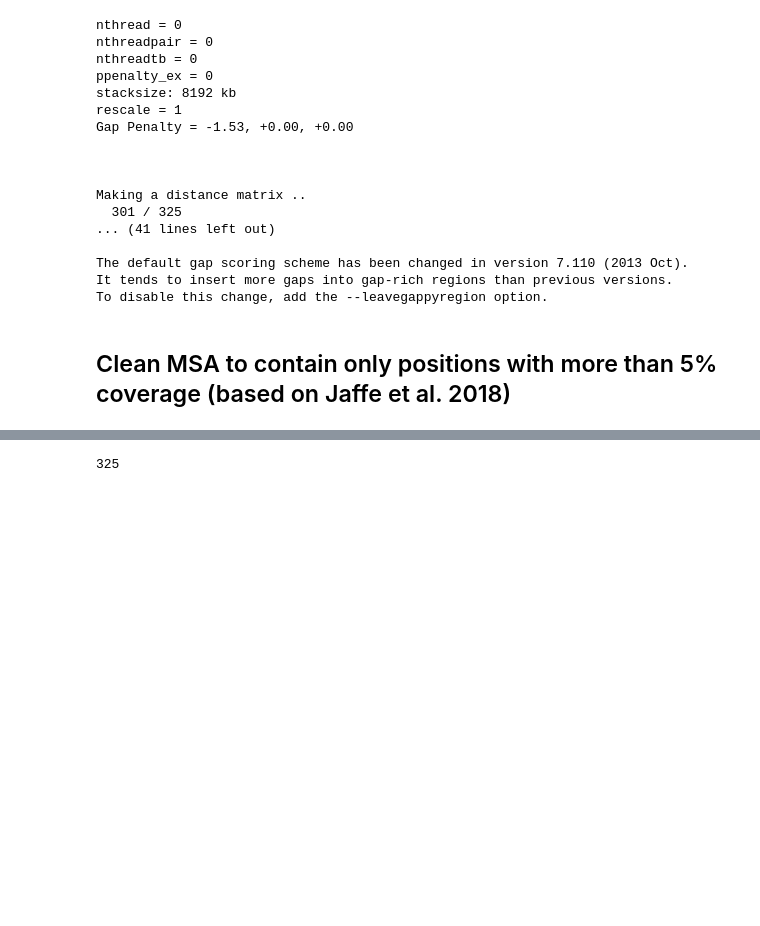
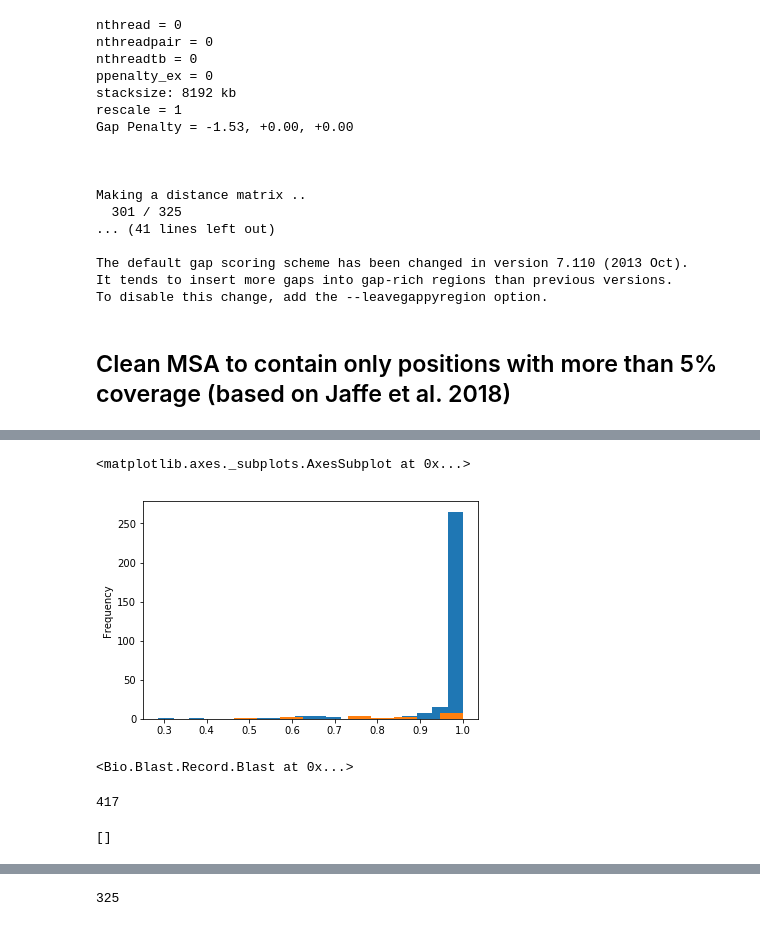
Before and after one commit to milo-lab/rubiscolympics, a Jupyter notebook: processing/02_80p_autotrophic_rubisco_tree.ipynb, the cells around one changed output, grey strips where cells are left out. Saved outputs shown, nothing was run; the diff lists cells and outputs as text; code cells hidden in the pictures; blank space fills up the shorter version.

Commit message:
add blast filter

```diff
--- a/processing/02_80p_autotrophic_rubisco_tree.ipynb
+++ b/processing/02_80p_autotrophic_rubisco_tree.ipynb
@@ -116,9 +117,31 @@ clean_aln(infile='../output/02_80p_autotrophic_rubisco_tree/auto_uclust_all_0.8.
           outfile='../output/02_80p_autotrophic_rubisco_tree/auto_uclust_all_0.8_trimmed.aln')
 # %%
 aln = AlignIO.read('../output/02_80p_autotrophic_rubisco_tree/auto_uclust_all_0.8_trimmed.aln',format='fasta')
+seq = SeqIO.parse('../output/02_80p_autotrophic_rubisco_tree/auto_uclust_all_0.8.faa',format='fasta')
+x3 = []
 seqs = []
-for i in range(len(aln)):
-    if Counter(aln[i,:])['-']/len(aln[i,:])<0.55:
-        seqs.append(aln[i])
+
+x4= [len(str(x.seq).replace('-',''))/len(y.seq) for x,y in zip(aln,seq)]
+
+#for i in range(len(aln)):
+#    x3.append(np.mean([len(x) for x in re.compile("(-+-)*").findall(str(aln[i,:].seq))]))
+#[seqs.append(x) for x,y in zip(aln,x3) if y <= np.percentile(x3,95)]
+    #if Counter(aln[i,:])['-']/len(aln[i,:])<0.55:
+#        seqs.append(aln[i])
+
+#[seqs.append[aln[i]] for i in range(len(aln)) if ]
+seqs = [x for x,y in zip(aln,x4) if y>=np.percentile(x4,10)]
 with open('../output/02_80p_autotrophic_rubisco_tree/auto_uclust_all_0.8_trimmed_no_outliers.aln', "w") as output_handle:
         SeqIO.write(seqs, output_handle, "fasta")
+
+
+#d = [x for x in aln if x.id == 'gi|1491020527|gb|RLF31686.1|'][0]
+#re.compile("(-+-)*").findall(str(d.seq))
+# %%
+from ete3 import Tree
+r = Tree('../output/02_80p_autotrophic_rubisco_tree/RaxML_old/RAxML_bipartitions.result')
+treelen = [x.dist for x in r.get_leaves()]
+
+#pd.Series().plot.hist(bins=20)
+outliers = [x.name for x in r.get_leaves() if x.dist >=np.percentile(treelen,95)]
+outliers
@@ -124,0 +166,32 @@ with open('../output/02_80p_autotrophic_rubisco_tree/auto_uclust_all_0.8_trimmed
+# %%
+data= pd.Series(x4,index=[x.id for x in aln])
+data[~data.index.isin(outliers)].plot.hist(bins=20)
+data[outliers].plot.hist()
+# %% [output]
+<matplotlib.axes._subplots.AxesSubplot at 0x...>
+[figure, added]
+# %%
+from Bio.Blast.Applications import NcbiblastpCommandline
+output = NcbiblastpCommandline(query="../output/02_80p_autotrophic_rubisco_tree/auto_uclust_all_0.8.faa", subject="../data/Rr.faa", outfmt=5)()[0]
+from Bio.Blast import NCBIXML
+from io import StringIO
+s = [x for x in NCBIXML.parse(StringIO(output))]
+s[0]
+# %% [output]
+<Bio.Blast.Record.Blast at 0x...>
+# %%
+d = s[0]
+#for x in NCBIXML.parse(StringIO(output)):
+    #print(x.alignments[0].hsps)
+d2 = s[4].alignments[0]
+d = s[4]
+d3 = d2.hsps[0]
+c =
+
+c
+# %% [output]
+417
+# %%
+f = [x for x in NCBIXML.parse(StringIO(output)) if x.query == 'gi|976902695|gb|KVH90633.1| Ribulose bisphosphate carboxylase, large subunit, C-terminal [Cynara cardunculus var. scolymus]'][0]
+# %% [output]
+[]
```
Also changed, not shown: parts of 7 cells of this notebook, 30 other files.
